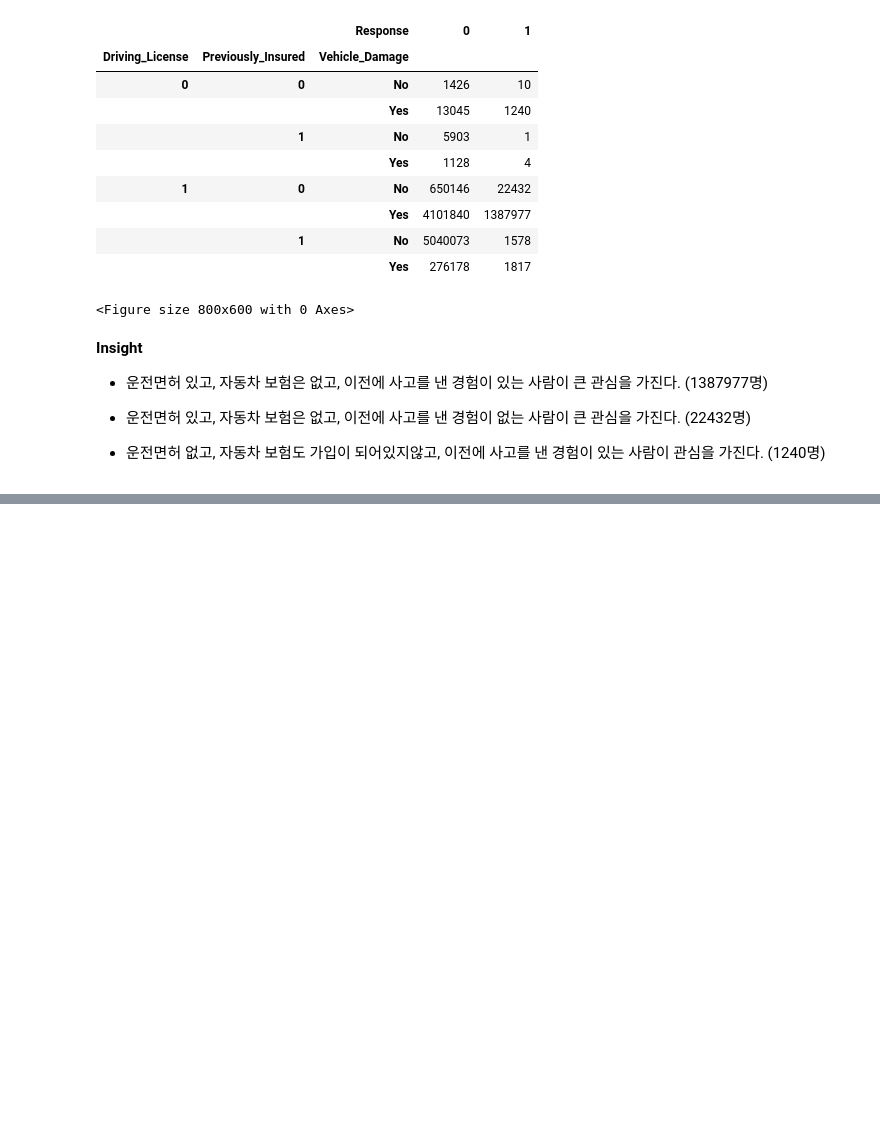
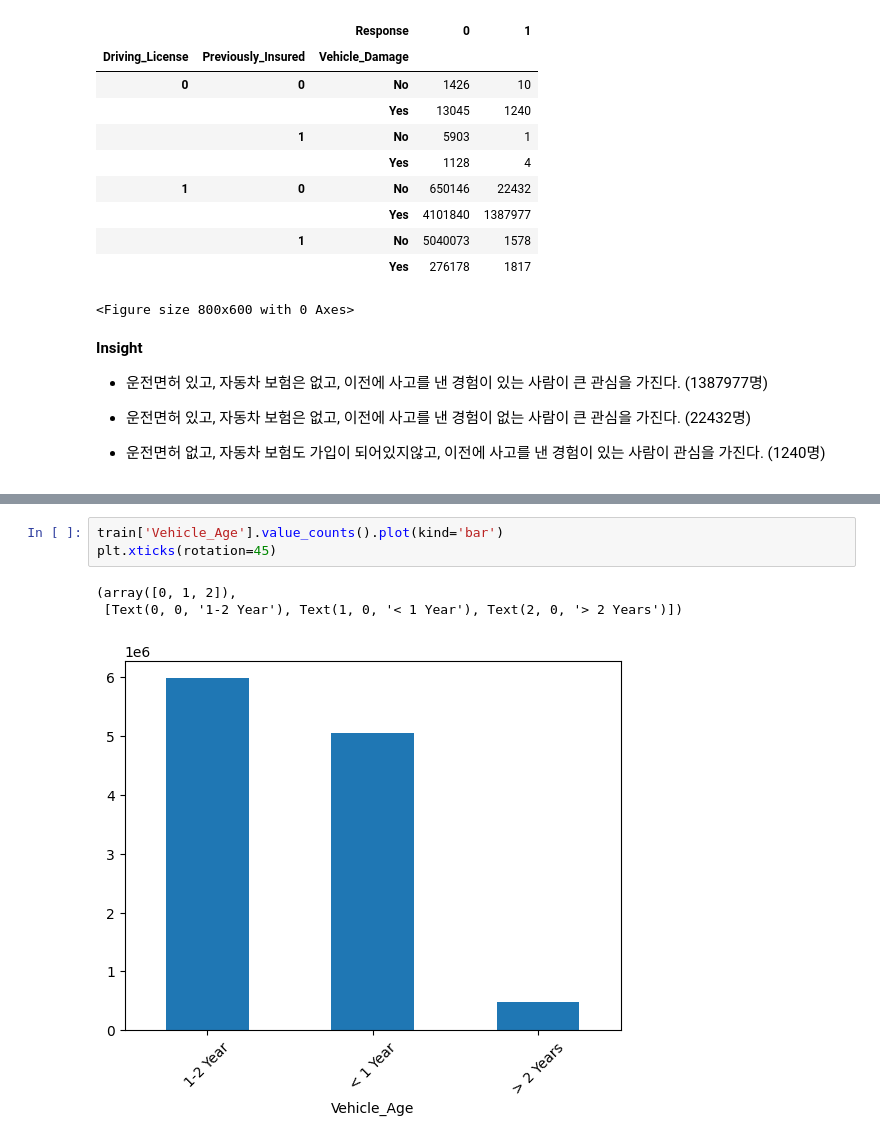
Before and after one commit to kissthedata/project, a Jupyter notebook: health insurance/analysis.ipynb, the cells around one changed output, grey strips where cells are left out. Drawn from its saved outputs; the diff is of its cells as text; blank space fills up the shorter version.

```diff
--- a/health insurance/analysis.ipynb
+++ b/health insurance/analysis.ipynb
@@ -213,0 +229,7 @@ pd.crosstab([train['Driving_License'], train['Previously_Insured'], train['Vehic
+# %%
+train['Vehicle_Age'].value_counts().plot(kind='bar')
+plt.xticks(rotation=45)
+# %% [output]
+(array([0, 1, 2]),
+ [Text(0, 0, '1-2 Year'), Text(1, 0, '< 1 Year'), Text(2, 0, '> 2 Years')])
+[figure, added]
```
Also changed, not shown: parts of 5 cells of this notebook.
